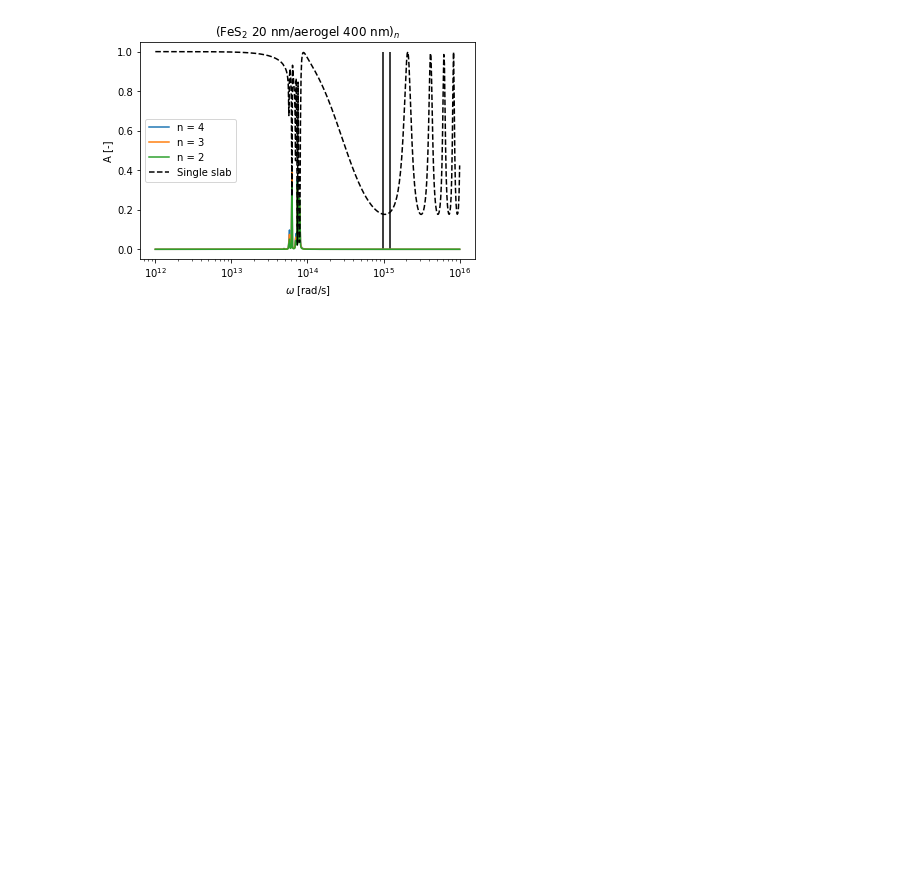
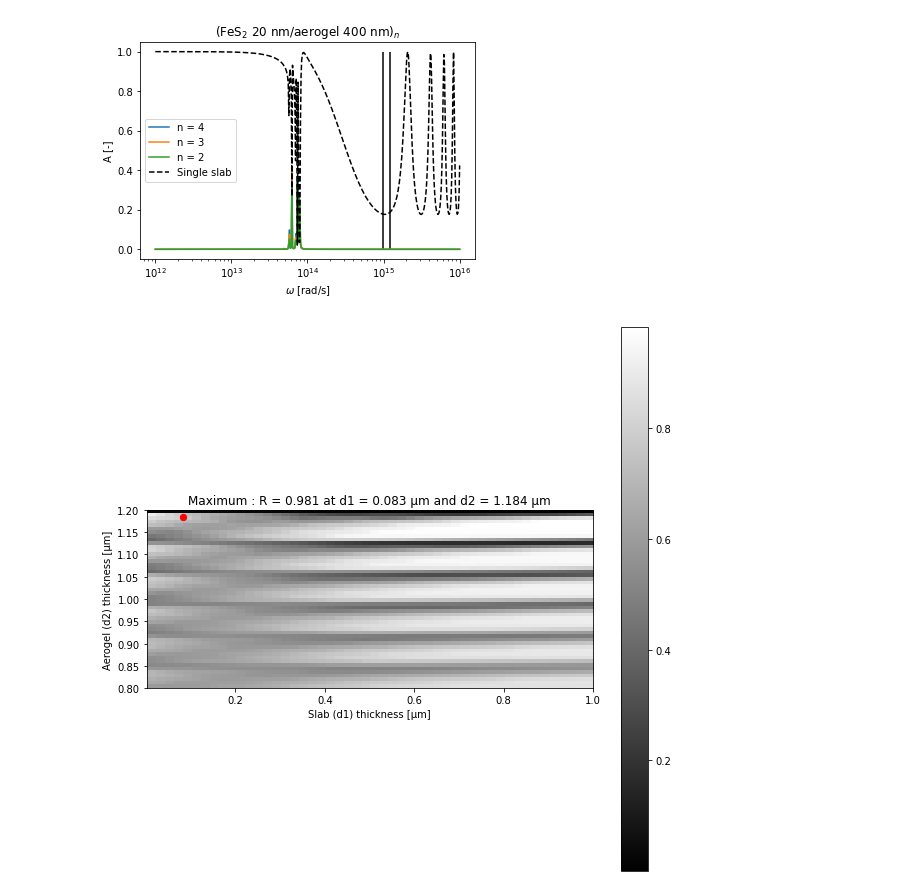
Before and after one commit to idommisse/lmapr2001, a Jupyter notebook: BLOCK2_3.ipynb, the cells around one changed output. Cells and saved outputs as stored; diff of their text form; code cells hidden in the pictures; blank space fills up the shorter version.

Commit message:
finish point 5 + add reflectivity maps directory

```diff
--- a/BLOCK2_3.ipynb
+++ b/BLOCK2_3.ipynb
@@ -292,7 +292,7 @@ plt.show()
 # %% [output]
 [figure]
 # %%
-def computeAccD(d,N) :
+def computeAccD(d1,N) :
     """
     d in micrometers
     """
@@ -306,7 +306,7 @@ def computeAccD(d,N) :
     phi0 = 0 #[°]
     omega_g = 1.338e15 #[rad/s]
     density = 4.89e3 #kg/m^3
-    m_sail = A*(N*d*1e-6)*density #[kg]
+    m_sail = A*(N*d1*1e-6)*density #[kg]
     m_t = m_sail + m_payload #[kg]
     #compute omega(v)
     beta = v/c
@@ -322,8 +322,40 @@ def computeRMoy(d1,d2,N) :
     omega_g = 1.338e15 #[rad/s] fréquence de bandgap
     omega0 = 0.9*omega_g #[rad/s] fréquence de départ du LASER (sur Terre)
     omegaD = omega0*np.sqrt((0.8)/(1.2)) #fréquence Doppler-shiftée
-    omegaMoy,step = np.linspace(omegaD,omega0,n,retstep=True) #vecteur de fréquences pour effectuer la moyenne
+    omegaMoy,step = np.linspace(omegaD,omega0,nsamples,retstep=True) #vecteur de fréquences pour effectuer la moyenne
     phi0 = 0 #angle d'incidence
     n = computeN(omegaMoy)
     R,T = computeRT(d1,d2,N,n,phi0,omegaMoy)
     return 1/(omega0-omegaD)*np.trapz(R,omegaMoy)
+# %%
+#number of samples on the map for d1 and d2
+n1 = 70
+n2 = 70
+#range of d1 and d2 in micrometers
+d11 = 0.001
+d12 = 1
+d21 = 0.001
+d22 = 1
+d1 = np.linspace(d11,d12,n1)
+d2 = np.linspace(d21,d22,n2)
+Rmoy = np.zeros((n1,n2))
+#number of slabs
+N = 5
+for i in range(n1) :
+    for j in range(n2) :
+        Rmoy[i,j] = computeRMoy(d1[i],d2[j],N)
+RmoyMax = np.max(Rmoy)
+argMaxIndex = np.argmax(Rmoy)
+d1max = d1[(argMaxIndex//n2)]
+d2max = d2[(argMaxIndex%n2)]
+plt.figure(figsize=(10,10))
+myMap = plt.imshow(Rmoy,cmap='gray',extent=[d11,d12,d21,d22])
+plt.colorbar()
+plt.scatter(d1max,d2max, color='red', s=40)
+plt.xlabel("Slab (d1) thickness [µm]")
+plt.ylabel("Aerogel (d2) thickness [µm]")
+plt.title("Maximum : R = {0:.3f} at d1 = {1:.3f} µm and d2 = {2:.3f} µm".format(RmoyMax,d1max,d2max))
+plt.savefig('AverageReflectivityMap/AverageReflectivityMap_thickness=({0}nm-{1}nm)x({2}nm-{3}nm)_res=({4})x({5}).pdf'.format(d1[0]*1000,d1[-1]*1000,d2[0]*1000,d2[-1]*1000,n1,n2))
+plt.show()
+# %% [output]
+[figure, added]
```
Also changed, not shown: 7 other files.
